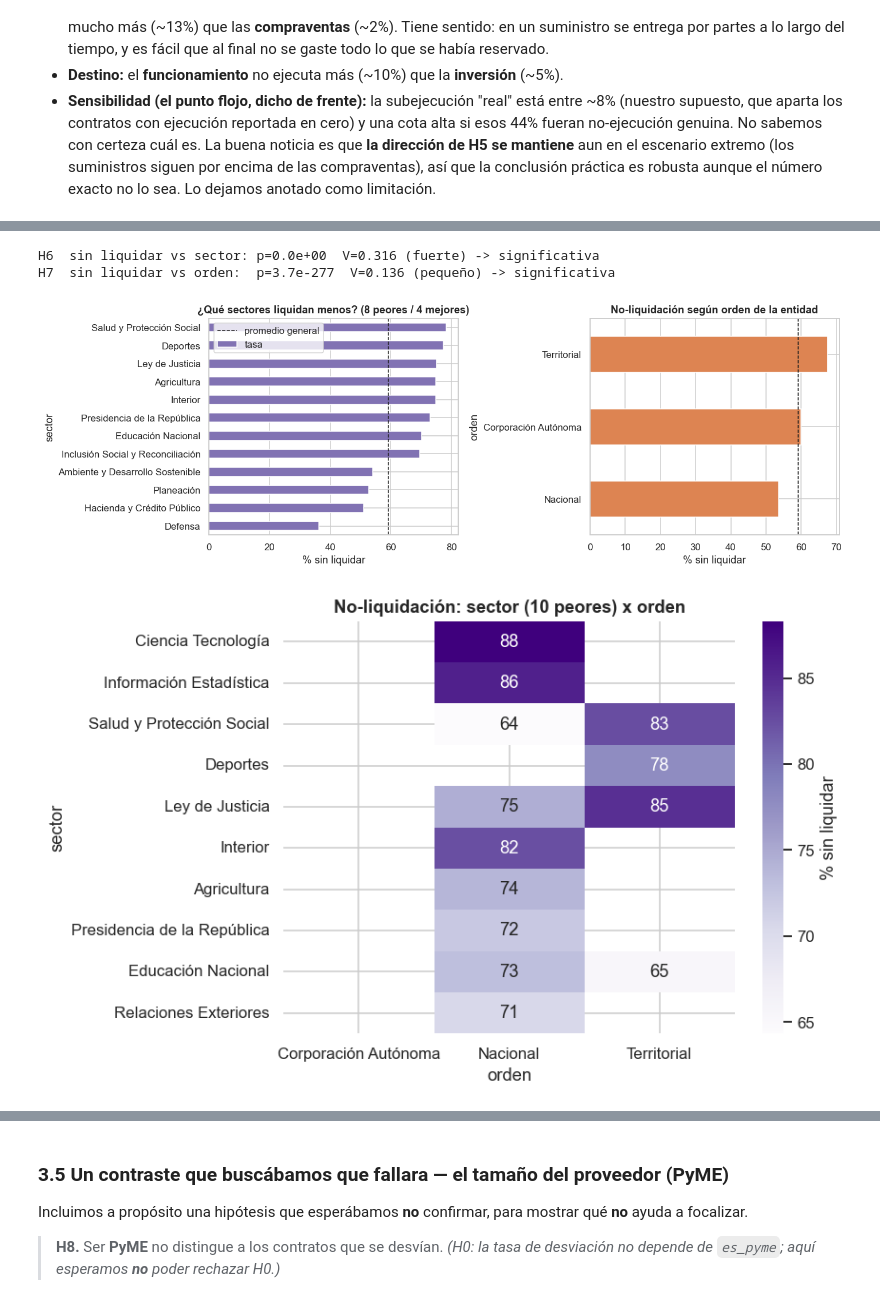
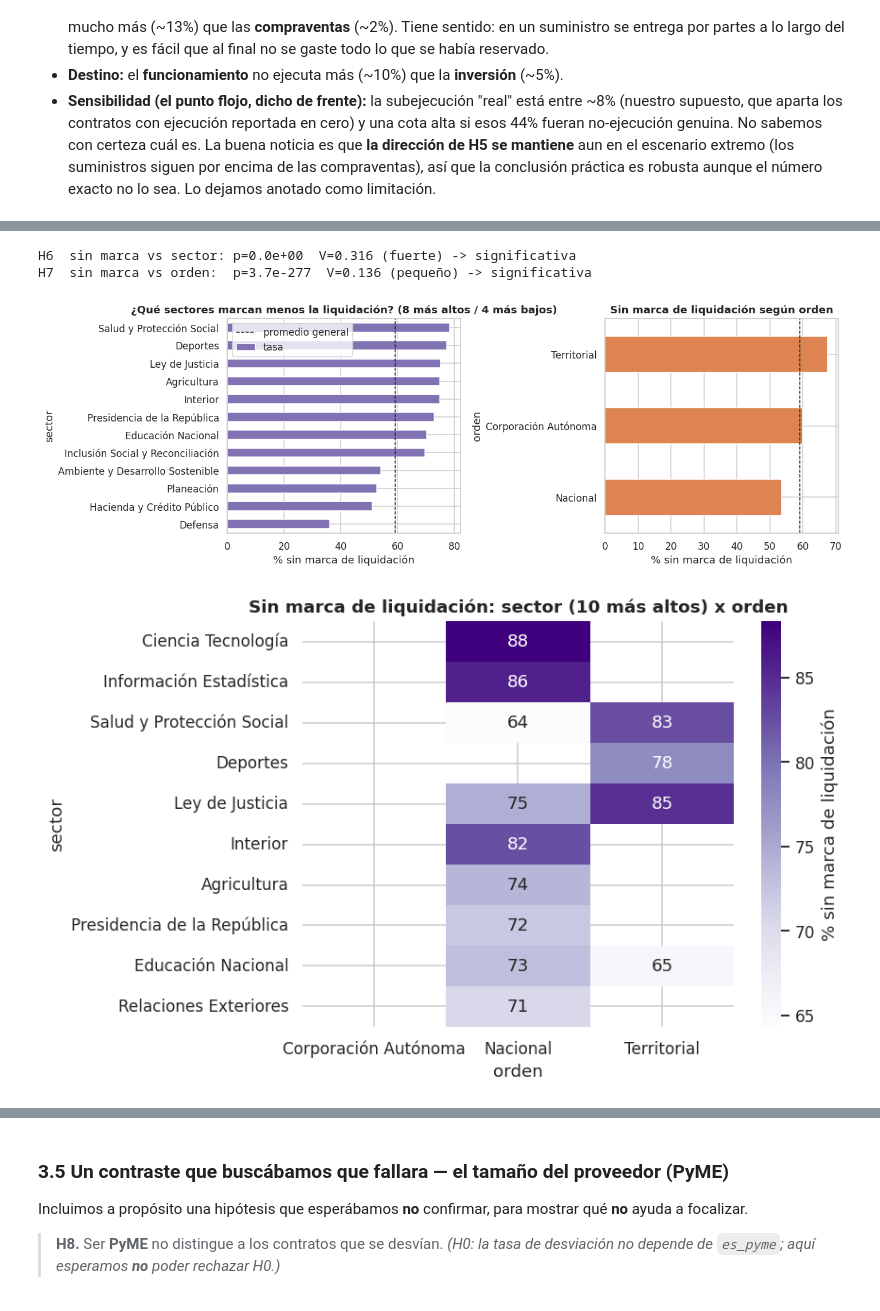
Before and after one commit to Danielfts/MINE-ciencia-de-datos, a Jupyter notebook: Taller 1/notebooks/03_analisis.ipynb, the cells around one changed output, grey strips where cells are left out. Saved outputs shown, nothing was run; the diff lists cells and outputs as text; code cells hidden in the pictures.

```diff
--- a/Taller 1/notebooks/03_analisis.ipynb
+++ b/Taller 1/notebooks/03_analisis.ipynb
@@ -64,10 +65,10 @@ print(f'Dataset limpio: {d.shape[0]:,} x {d.shape[1]}')
 # (los de 2024-2025 todavía están abiertos; ver la justificación en 01 y 02).
 base_adic = d[d['periodo_analisis']].copy()                 # la adición se puede ver sin que el contrato cierre
 base_sub = d[d['subejecucion'].notna()].copy()              # cerrado, en periodo y con ejecución reportada
-base_liq = d[d['sin_liquidar'].notna()].copy()              # cerrado y en periodo
+base_liq = d[d['no_sujeto_liquidacion'].notna()].copy()              # cerrado y en periodo (marca de liquidación)
 print(f'Base adición   (firma<=2023):            {len(base_adic):,}  | tasa {base_adic["adicion_plazo"].mean()*100:.1f}%')
 print(f'Base subejecución (cerrado & reportado): {len(base_sub):,}  | tasa {base_sub["subejecucion"].mean()*100:.1f}%')
-print(f'Base sin liquidar (cerrado):             {len(base_liq):,}  | tasa {base_liq["sin_liquidar"].mean()*100:.1f}%')
+print(f'Base marca de liquidación (cerrado):     {len(base_liq):,}  | tasa {base_liq["no_sujeto_liquidacion"].mean()*100:.1f}%')
 # %% [output]
 Dataset limpio: 196,391 x 61
 Base adición   (firma<=2023):            121,644  | tasa 7.0%
@@ -318,35 +328,35 @@ puntuales de riesgo.
 # %%
-rs = test_categorica(base_liq, 'sin_liquidar', 'sector')
-ro = test_categorica(base_liq, 'sin_liquidar', 'orden')
-print(f'H6  sin liquidar vs sector: p={rs["p"]:.1e}  V={rs["V"]:.3f} ({rs["efecto"]}) -> {"significativa" if rs["sig"] else "no significativa"}')
-print(f'H7  sin liquidar vs orden:  p={ro["p"]:.1e}  V={ro["V"]:.3f} ({ro["efecto"]}) -> {"significativa" if ro["sig"] else "no significativa"}')
+rs = test_categorica(base_liq, 'no_sujeto_liquidacion', 'sector')
+ro = test_categorica(base_liq, 'no_sujeto_liquidacion', 'orden')
+print(f'H6  sin marca vs sector: p={rs["p"]:.1e}  V={rs["V"]:.3f} ({rs["efecto"]}) -> {"significativa" if rs["sig"] else "no significativa"}')
+print(f'H7  sin marca vs orden:  p={ro["p"]:.1e}  V={ro["V"]:.3f} ({ro["efecto"]}) -> {"significativa" if ro["sig"] else "no significativa"}')
 
 fig, axes = plt.subplots(1, 2, figsize=(13, 4.5))
 top = pd.concat([rs['tasas'].head(8), rs['tasas'].tail(4)])
 top['tasa'].sort_values().plot(kind='barh', ax=axes[0], color='#8172B3')
-axes[0].axvline(base_liq['sin_liquidar'].mean()*100, color='k', ls='--', lw=1, label='promedio general')
-axes[0].set_title('¿Qué sectores liquidan menos? (8 peores / 4 mejores)'); axes[0].set_xlabel('% sin liquidar'); axes[0].legend()
+axes[0].axvline(base_liq['no_sujeto_liquidacion'].mean()*100, color='k', ls='--', lw=1, label='promedio general')
+axes[0].set_title('¿Qué sectores marcan menos la liquidación? (8 más altos / 4 más bajos)'); axes[0].set_xlabel('% sin marca de liquidación'); axes[0].legend()
 ro['tasas']['tasa'].sort_values().plot(kind='barh', ax=axes[1], color='#DD8452')
-axes[1].axvline(base_liq['sin_liquidar'].mean()*100, color='k', ls='--', lw=1)
-axes[1].set_title('No-liquidación según orden de la entidad'); axes[1].set_xlabel('% sin liquidar')
+axes[1].axvline(base_liq['no_sujeto_liquidacion'].mean()*100, color='k', ls='--', lw=1)
+axes[1].set_title('Sin marca de liquidación según orden'); axes[1].set_xlabel('% sin marca de liquidación')
 plt.tight_layout(); plt.savefig(f'{RUTA_FIGS}/03_h4_sector_orden.png', bbox_inches='tight'); plt.show()
 # %% [output]
-H6  sin liquidar vs sector: p=0.0e+00  V=0.316 (fuerte) -> significativa
-H7  sin liquidar vs orden:  p=3.7e-277  V=0.136 (pequeño) -> significativa
+H6  sin marca vs sector: p=0.0e+00  V=0.316 (fuerte) -> significativa
+H7  sin marca vs orden:  p=3.7e-277  V=0.136 (pequeño) -> significativa
-[figure, old version]
+[figure, new version]
 # %%
-# Mapa de calor: no-liquidación por sector (10 peores) x orden.
+# Mapa de calor: contratos sin marca de liquidación por sector (10 más altos) x orden.
 # Nos sirve para separar el peso del sector del peso del orden: si miramos solo una columna de orden,
 # ¿siguen variando los sectores? Si sí, el sector dice algo por sí mismo.
-sub = base_liq.copy(); sub['sin_liquidar'] = sub['sin_liquidar'].astype(bool)
-piv = sub.pivot_table(index='sector', columns='orden', values='sin_liquidar', aggfunc='mean') * 100
-cnt = sub.pivot_table(index='sector', columns='orden', values='sin_liquidar', aggfunc='size')
+sub = base_liq.copy(); sub['no_sujeto_liquidacion'] = sub['no_sujeto_liquidacion'].astype(bool)
+piv = sub.pivot_table(index='sector', columns='orden', values='no_sujeto_liquidacion', aggfunc='mean') * 100
+cnt = sub.pivot_table(index='sector', columns='orden', values='no_sujeto_liquidacion', aggfunc='size')
 piv = piv.mask(cnt < 100)
-orden_sec = sub.groupby('sector')['sin_liquidar'].mean().sort_values(ascending=False).head(10).index
+orden_sec = sub.groupby('sector')['no_sujeto_liquidacion'].mean().sort_values(ascending=False).head(10).index
 piv = piv.loc[[s for s in orden_sec if s in piv.index]]
 fig, ax = plt.subplots(figsize=(8, 5))
-sns.heatmap(piv, annot=True, fmt='.0f', cmap='Purples', ax=ax, cbar_kws={'label': '% sin liquidar'})
-ax.set_title('No-liquidación: sector (10 peores) x orden')
+sns.heatmap(piv, annot=True, fmt='.0f', cmap='Purples', ax=ax, cbar_kws={'label': '% sin marca de liquidación'})
+ax.set_title('Sin marca de liquidación: sector (10 más altos) x orden')
 plt.tight_layout(); plt.savefig(f'{RUTA_FIGS}/03_h4_heatmap.png', bbox_inches='tight'); plt.show()
 # %% [output]
-[figure, old version]
+[figure, new version]
```
Also changed, not shown: parts of 17 cells of this notebook, 11 other files.
